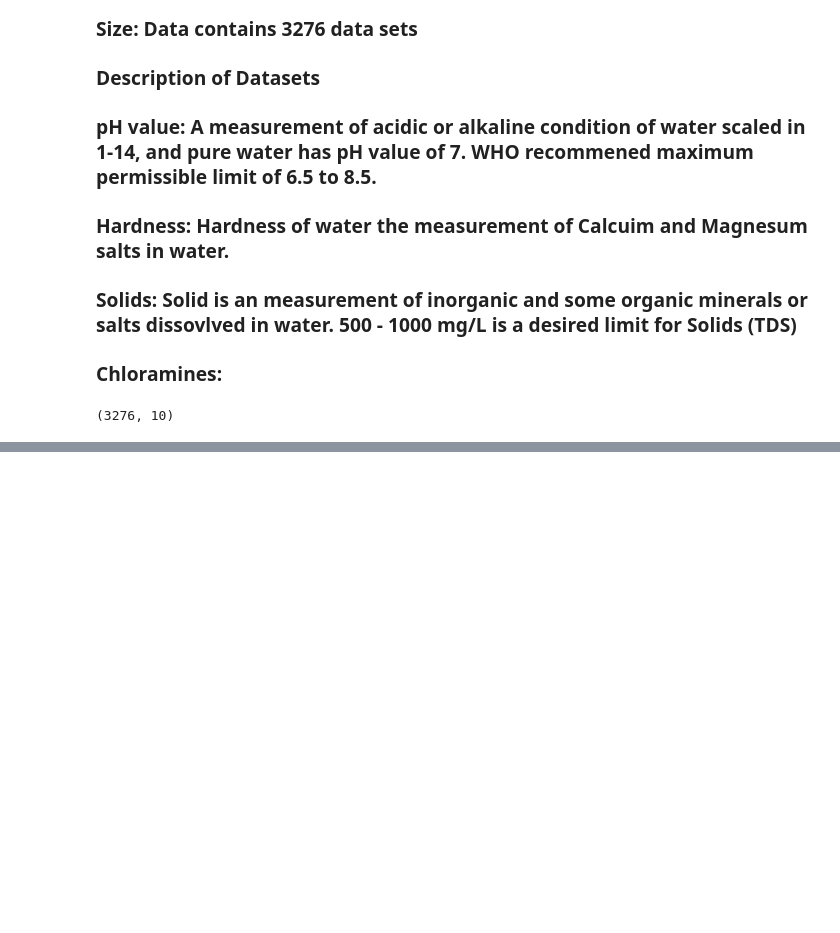
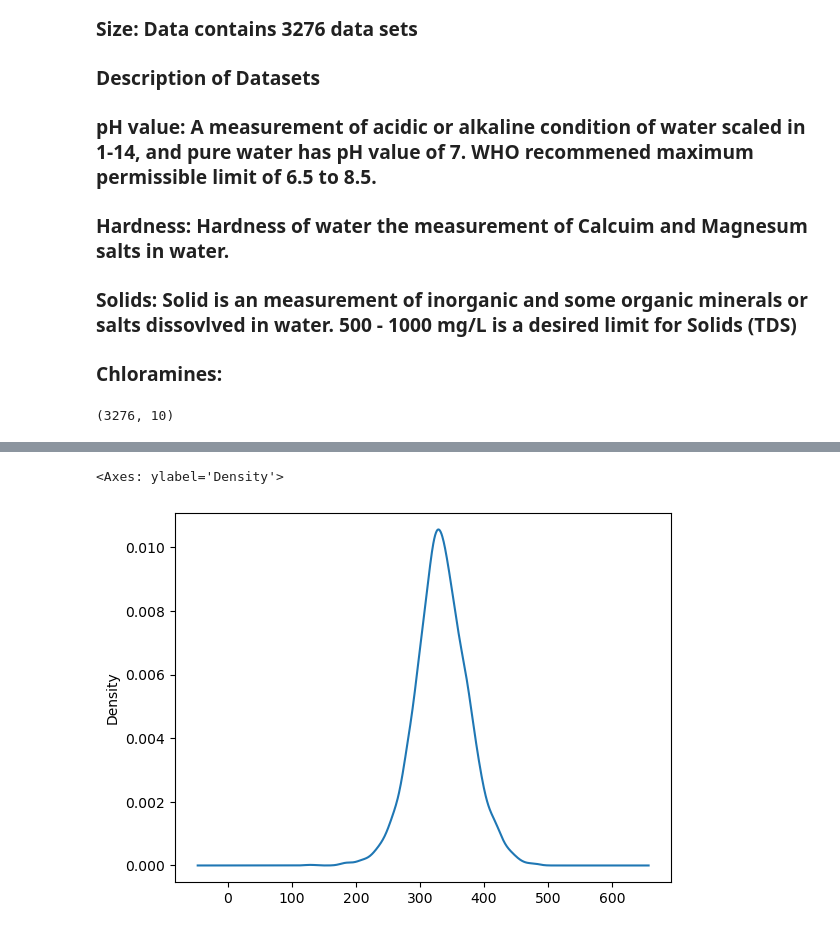
Before and after one commit to AragusSM/Water_Purity, a Jupyter notebook: Untitled.ipynb, the cells around one changed output, grey strips where cells are left out. Drawn from its saved outputs; the diff is of its cells as text; code cells hidden in the pictures; blank space fills up the shorter version.

```diff
--- a/Untitled.ipynb
+++ b/Untitled.ipynb
@@ -31,0 +73,5 @@ data.head()
+# %%
+data["Sulfate"].plot.density()
+# %% [output]
+<Axes: ylabel='Density'>
+[figure, added]
```
Also changed, not shown: parts of 32 cells of this notebook.
